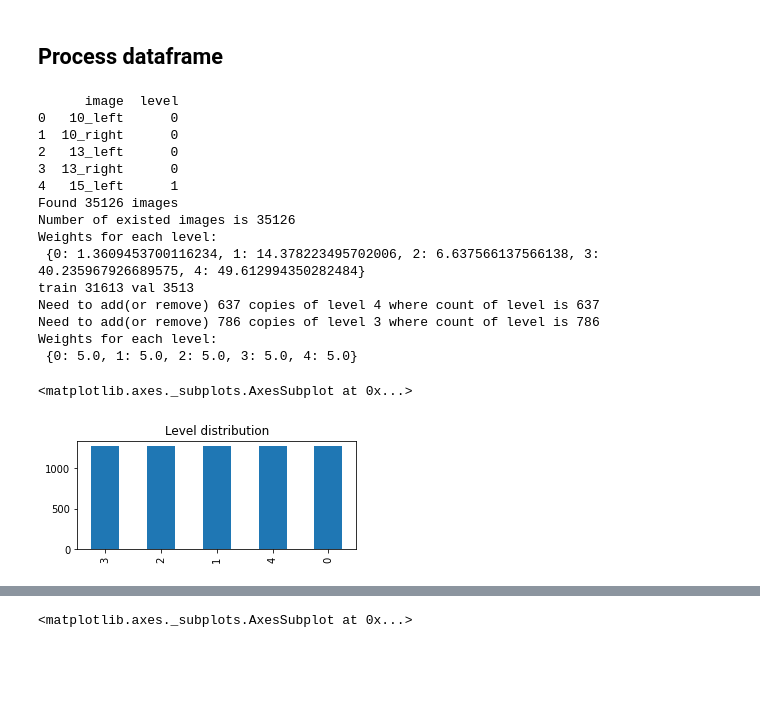
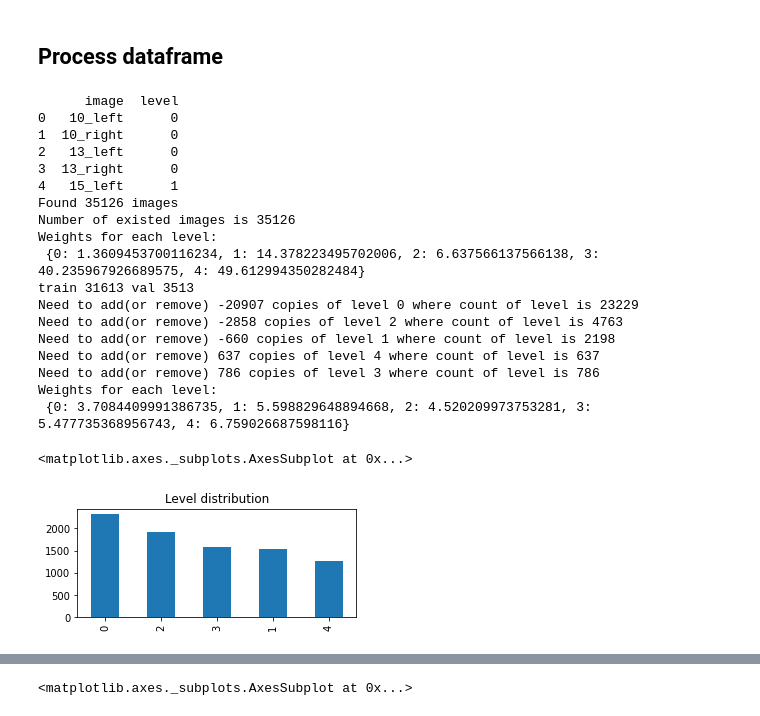
Before and after one commit to tokarchyn/diabetic-retinopathy-thesis, a Jupyter notebook: diabetic_retinopathy_ml.ipynb, the cells around one changed output, grey strips where cells are left out. Cells and saved outputs as stored; diff of their text form; code cells hidden in the pictures; blank space fills up the shorter version.

```diff
--- a/diabetic_retinopathy_ml.ipynb
+++ b/diabetic_retinopathy_ml.ipynb
@@ -159,36 +160,39 @@ def prepare_data():
   df = load_df()
   df = add_features(df)
   df = remove_unexist(df)
-  # df = shrink_dataset(df, 7000)
   df = shuffle(df)
+  # df = shrink_dataset(df, 10000)
 
-  weigths = calc_weights(df)
+  weights = calc_weights(df)
   train_df, val_df = train_val_split(df)
   # train_df = balancing(train_df)
-  train_df = balancing(train_df, {3:2, 4:2})
-  train_df = shrink_dataset_equally(train_df)
+  train_df = balancing(train_df, {0:0.1, 1:0.7, 2:0.4, 3:2, 4:2})
+  # train_df = shrink_dataset_equally(train_df)
   train_df = shuffle(train_df)
-  weigths = calc_weights(train_df)
+  weights = calc_weights(train_df)
 
-  return train_df, val_df, weigths
+  return train_df, val_df, weights
 # %%
-train_df, val_df, weigths = prepare_data()
+train_df, val_df, weights = prepare_data()
 train_df['level'].value_counts().plot(kind='bar', figsize=(5,2), title='Level distribution')
 # %% [output]
       image  level
 0   10_left      0
 1  10_right      0
 2   13_left      0
 3  13_right      0
 4   15_left      1
 Found 35126 images
 Number of existed images is 35126
 Weights for each level:
  {0: 1.3609453700116234, 1: 14.378223495702006, 2: 6.637566137566138, 3: 40.235967926689575, 4: 49.612994350282484}
 train 31613 val 3513
+Need to add(or remove) -20907 copies of level 0 where count of level is 23229
+Need to add(or remove) -2858 copies of level 2 where count of level is 4763
+Need to add(or remove) -660 copies of level 1 where count of level is 2198
 Need to add(or remove) 637 copies of level 4 where count of level is 637
 Need to add(or remove) 786 copies of level 3 where count of level is 786
 Weights for each level:
- {0: 5.0, 1: 5.0, 2: 5.0, 3: 5.0, 4: 5.0}
+ {0: 3.7084409991386735, 1: 5.598829648894668, 2: 4.520209973753281, 3: 5.477735368956743, 4: 6.759026687598116}
 <matplotlib.axes._subplots.AxesSubplot at 0x...>
-[figure, old version]
+[figure, new version]
```
Also changed, not shown: parts of 11 cells of this notebook.
